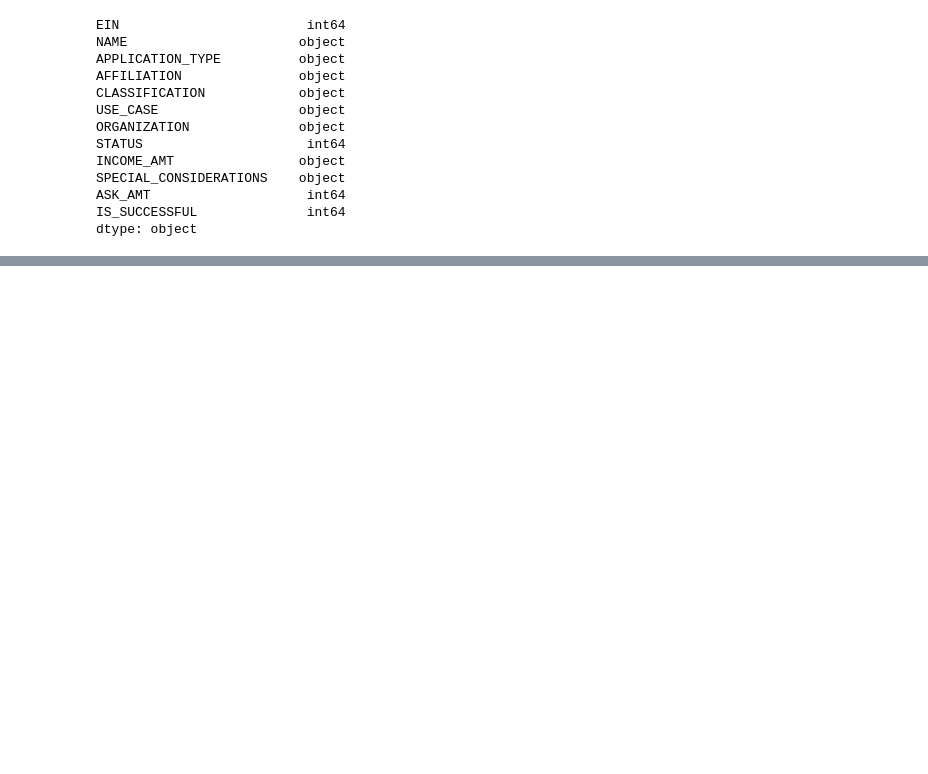
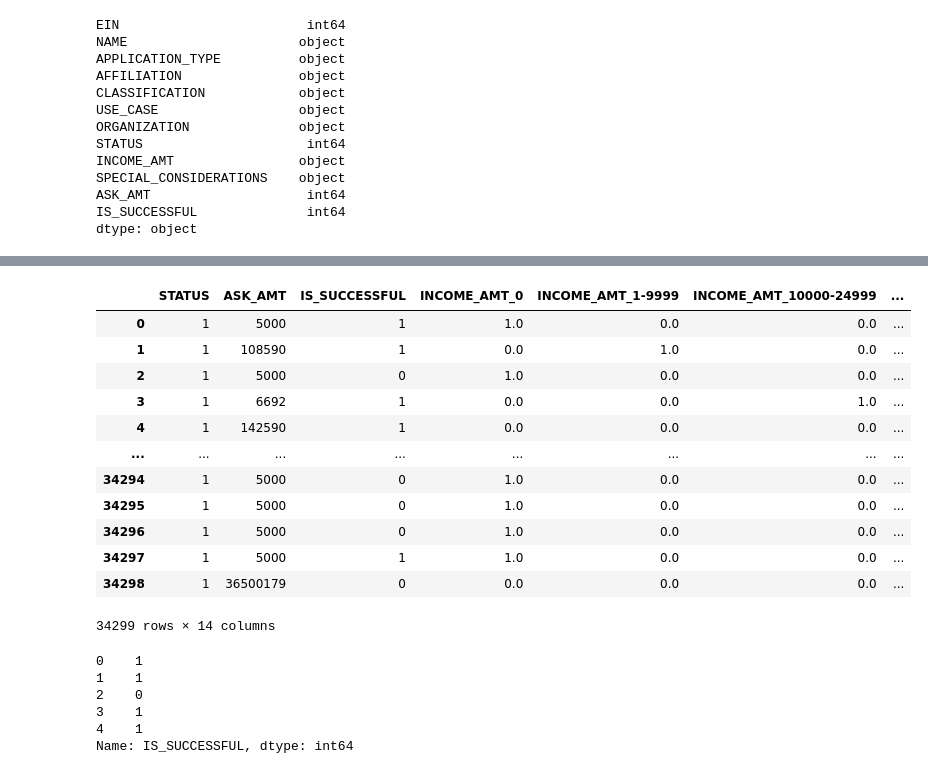
Before and after one commit to madhugirl/alphabet-soup, a Jupyter notebook: model_less_data.ipynb, the cells around one changed output, grey strips where cells are left out. Saved outputs shown, nothing was run; the diff lists cells and outputs as text; code cells hidden in the pictures; blank space fills up the shorter version.

```diff
--- a/model_less_data.ipynb
+++ b/model_less_data.ipynb
@@ -41,9 +41,3 @@ SPECIAL_CONSIDERATIONS    object
 ASK_AMT                    int64
 IS_SUCCESSFUL              int64
 dtype: object
-# %%
-applicant_data_df = applicant_data_df.drop(columns=["EIN", "NAME", "APPLICATION_TYPE", "USE_CASE",
-"AFFILIATION", "ORGANIZATION"])
-
-# Review the DataFrame
-applicant_data_df
@@ -240,0 +44,7 @@ model_loss, model_accuracy = nn_A4.evaluate(X_train_scaled, y_train, verbose=2)
+# %%
+""" dropping columns I don't want to caluculate so that I can create a better model """
+applicant_data_df = applicant_data_df.drop(columns=["EIN", "NAME", "APPLICATION_TYPE", "USE_CASE",
+"AFFILIATION", "ORGANIZATION", "CLASSIFICATION"])
+
+# Review the DataFrame
+applicant_data_df
@@ -240,0 +110,39 @@ model_loss, model_accuracy = nn_A4.evaluate(X_train_scaled, y_train, verbose=2)
+# %%
+""" concatinating the encoded data with the orginal data """
+encoded_df = pd.concat(
+    [
+        applicant_data_df[["STATUS", "ASK_AMT", "IS_SUCCESSFUL"]],
+        encoded_df
+    ],
+    axis=1
+)
+
+# Review the Dataframe
+encoded_df
+# %% [output]
+|  | STATUS | ASK_AMT | IS_SUCCESSFUL | INCOME_AMT_0 | INCOME_AMT_1-9999 | INCOME_AMT_10000-24999 | ... |
+| 0 | 1 | 5000 | 1 | 1.0 | 0.0 | 0.0 | ... |
+| 1 | 1 | 108590 | 1 | 0.0 | 1.0 | 0.0 | ... |
+| 2 | 1 | 5000 | 0 | 1.0 | 0.0 | 0.0 | ... |
+| 3 | 1 | 6692 | 1 | 0.0 | 0.0 | 1.0 | ... |
+| 4 | 1 | 142590 | 1 | 0.0 | 0.0 | 0.0 | ... |
+| ... | ... | ... | ... | ... | ... | ... | ... |
+| 34294 | 1 | 5000 | 0 | 1.0 | 0.0 | 0.0 | ... |
+| 34295 | 1 | 5000 | 0 | 1.0 | 0.0 | 0.0 | ... |
+| 34296 | 1 | 5000 | 0 | 1.0 | 0.0 | 0.0 | ... |
+| 34297 | 1 | 5000 | 1 | 1.0 | 0.0 | 0.0 | ... |
+| 34298 | 1 | 36500179 | 0 | 0.0 | 0.0 | 0.0 | ... |
+34299 rows × 14 columns
+# %%
+""" creating a y variable to use in predicitons """
+y = encoded_df["IS_SUCCESSFUL"]
+
+# Display a sample of y
+y[0:5]
+# %% [output]
+0    1
+1    1
+2    0
+3    1
+4    1
+Name: IS_SUCCESSFUL, dtype: int64
```
Also changed, not shown: parts of 44 cells of this notebook, 4 other files.
